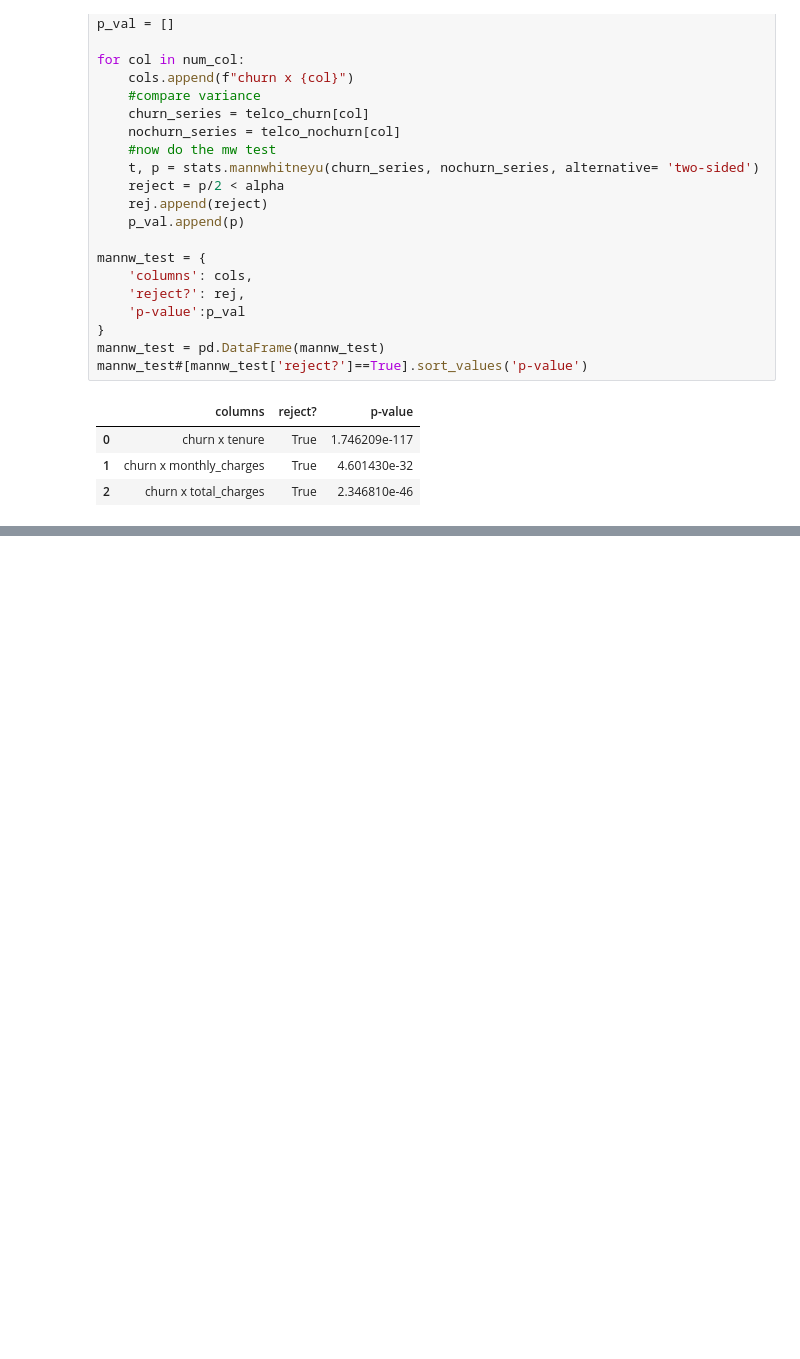
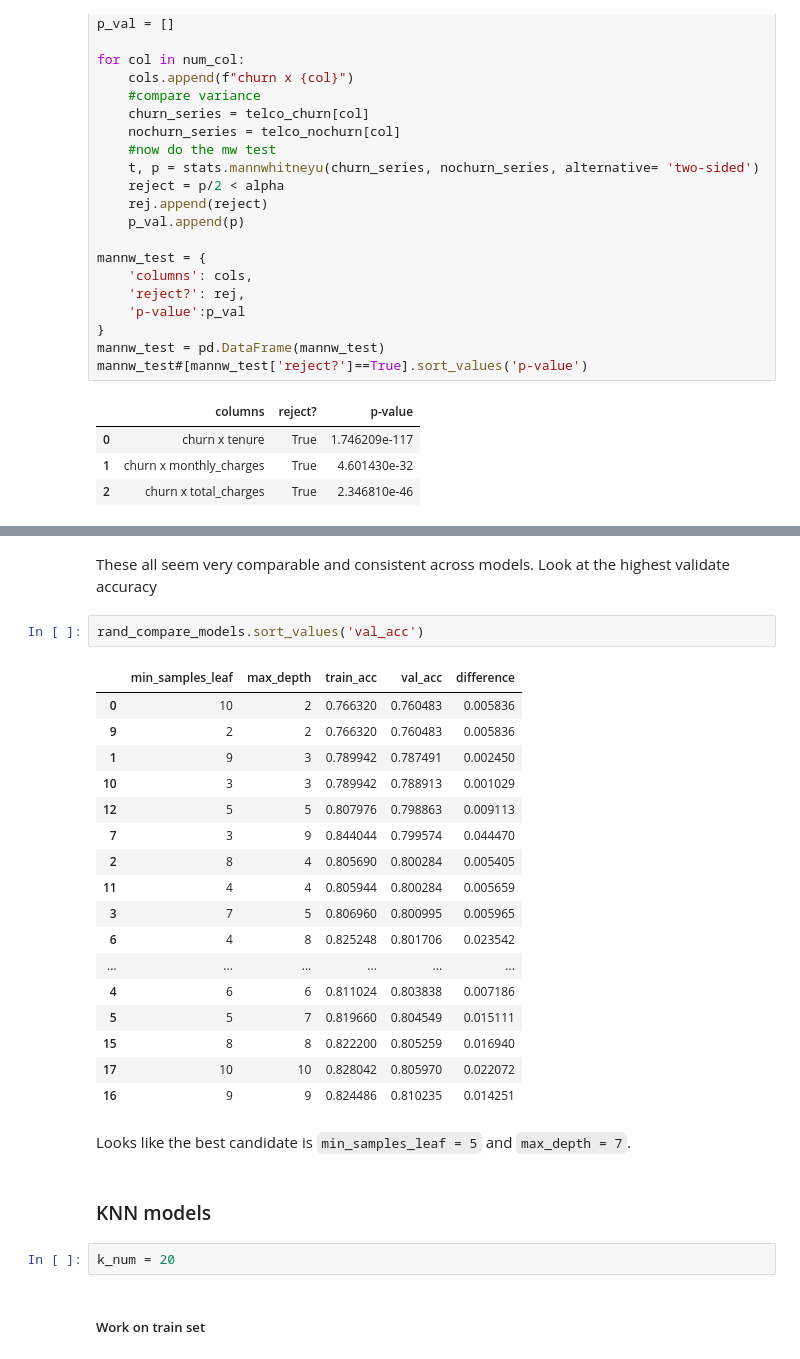
Before and after one commit to stephenfitzsimon/telco_churn_classification, a Jupyter notebook: data_exploration_notes.ipynb, the cells around one changed output, grey strips where cells are left out. Saved outputs shown, nothing was run; the diff lists cells and outputs as text; blank space fills up the shorter version.

```diff
--- a/data_exploration_notes.ipynb
+++ b/data_exploration_notes.ipynb
@@ -462,0 +603,30 @@ Considering the size of the data set and the costs, a depth of 4 is probably ide
+# %% [markdown]
+These all seem very comparable and consistent across models. Look at the highest validate accuracy
+# %%
+rand_compare_models.sort_values('val_acc')
+# %% [output]
+|  | min_samples_leaf | max_depth | train_acc | val_acc | difference |
+| 0 | 10 | 2 | 0.766320 | 0.760483 | 0.005836 |
+| 9 | 2 | 2 | 0.766320 | 0.760483 | 0.005836 |
+| 1 | 9 | 3 | 0.789942 | 0.787491 | 0.002450 |
+| 10 | 3 | 3 | 0.789942 | 0.788913 | 0.001029 |
+| 12 | 5 | 5 | 0.807976 | 0.798863 | 0.009113 |
+| 7 | 3 | 9 | 0.844044 | 0.799574 | 0.044470 |
+| 2 | 8 | 4 | 0.805690 | 0.800284 | 0.005405 |
+| 11 | 4 | 4 | 0.805944 | 0.800284 | 0.005659 |
+| 3 | 7 | 5 | 0.806960 | 0.800995 | 0.005965 |
+| 6 | 4 | 8 | 0.825248 | 0.801706 | 0.023542 |
+| ... | ... | ... | ... | ... | ... |
+| 4 | 6 | 6 | 0.811024 | 0.803838 | 0.007186 |
+| 5 | 5 | 7 | 0.819660 | 0.804549 | 0.015111 |
+| 15 | 8 | 8 | 0.822200 | 0.805259 | 0.016940 |
+| 17 | 10 | 10 | 0.828042 | 0.805970 | 0.022072 |
+| 16 | 9 | 9 | 0.824486 | 0.810235 | 0.014251 |
+# %% [markdown]
+Looks like the best candidate is `min_samples_leaf = 5` and `max_depth = 7`.
+# %% [markdown]
+### KNN models
+# %%
+k_num = 20
+# %% [markdown]
+##### Work on train set
```
Also changed, not shown: parts of 80 cells of this notebook, 2 other files.
